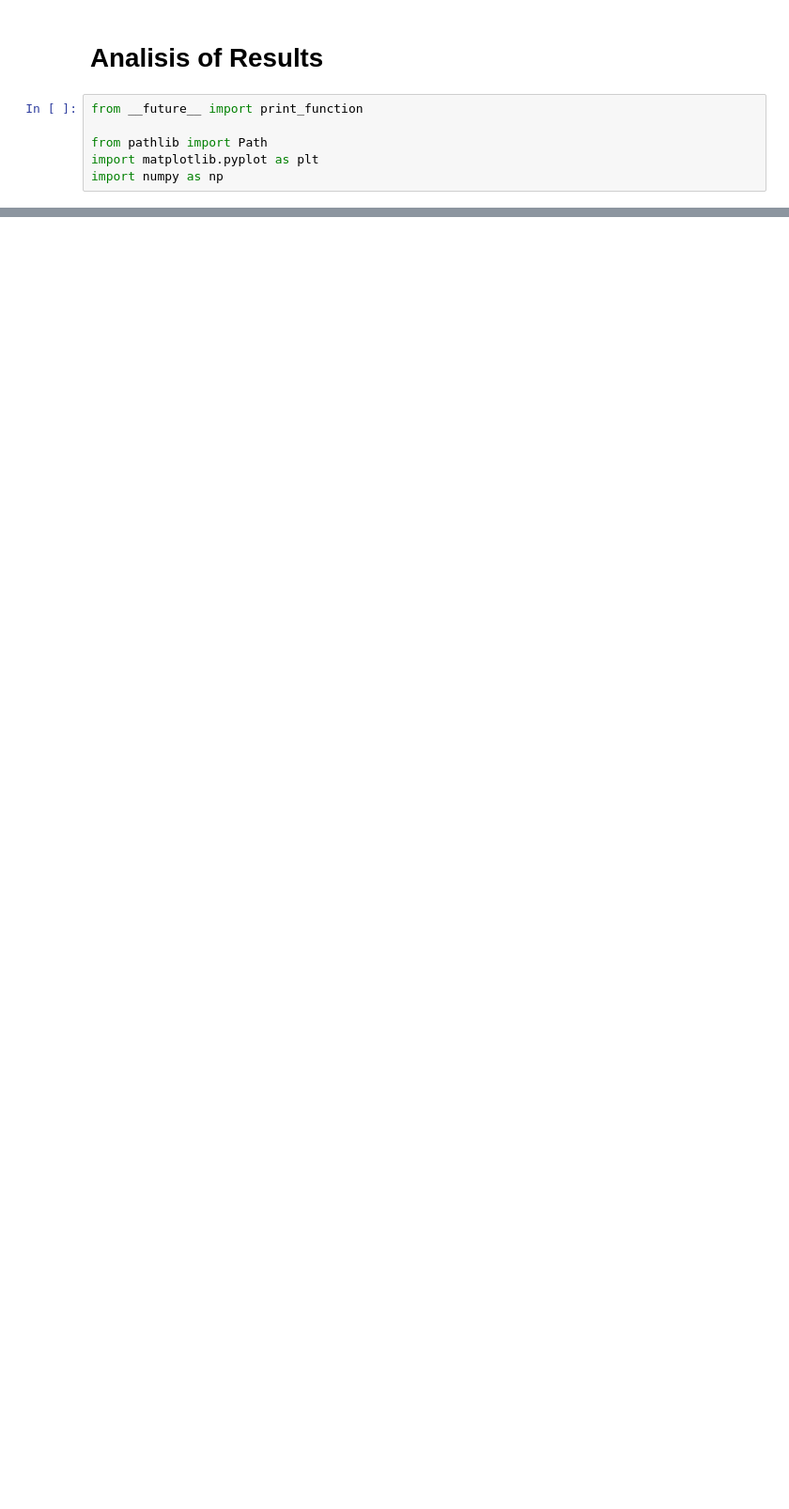
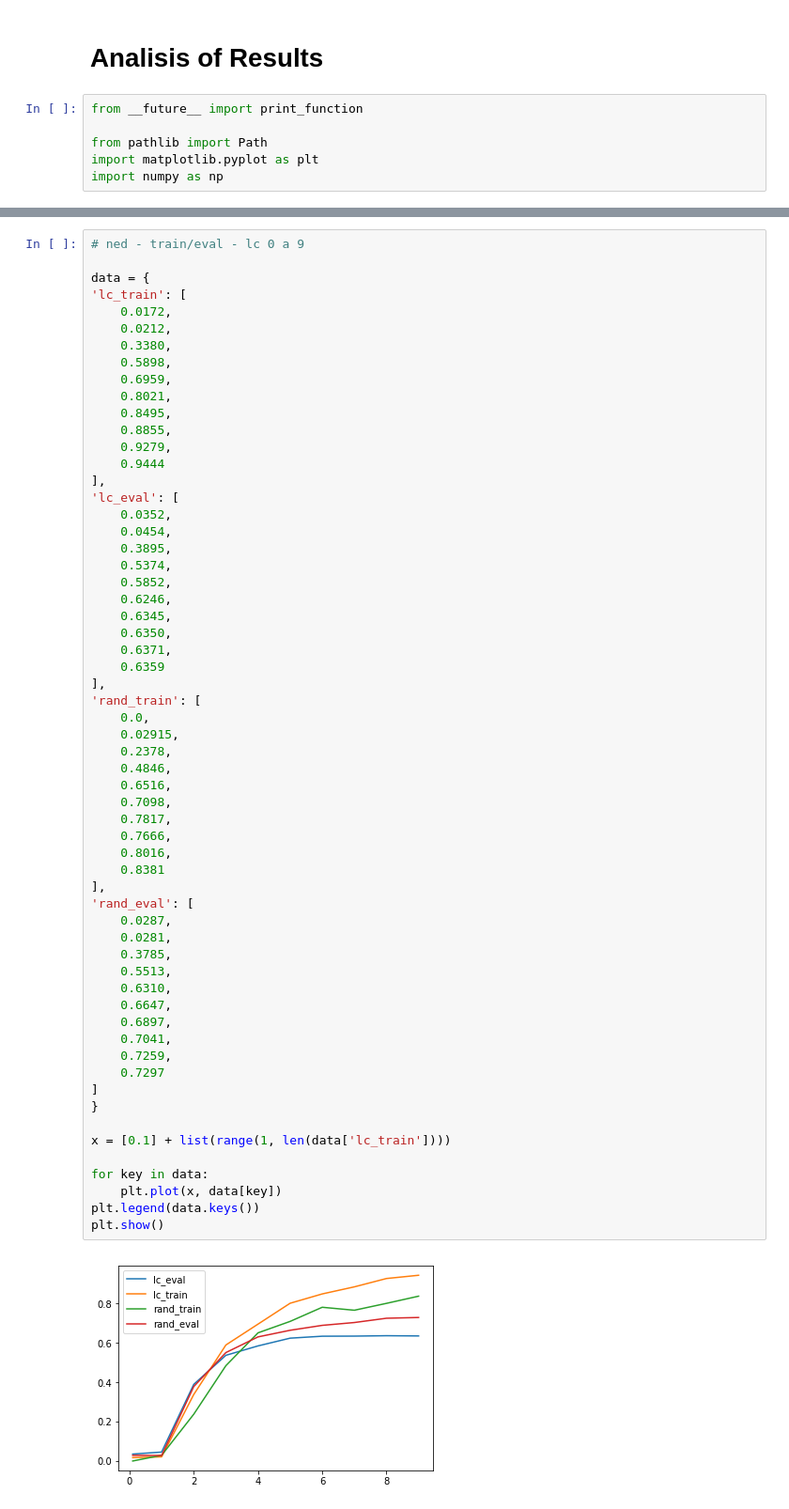
Before and after one commit to bastiancy/mlnd-capstone, a Jupyter notebook: data_analisys.ipynb, the cells around one changed output, grey strips where cells are left out. Shown at 94% size. Drawn from its saved outputs; the diff is of its cells as text; blank space fills up the shorter version.

```diff
--- a/data_analisys.ipynb
+++ b/data_analisys.ipynb
@@ -400,0 +417,62 @@ data =
+# %%
+# ned - train/eval - lc 0 a 9
+
+data = {
+'lc_train': [
+    0.0172,
+    0.0212,
+    0.3380,
+    0.5898,
+    0.6959,
+    0.8021,
+    0.8495,
+    0.8855,
+    0.9279,
+    0.9444
+],
+'lc_eval': [
+    0.0352,
+    0.0454,
+    0.3895,
+    0.5374,
+    0.5852,
+    0.6246,
+    0.6345,
+    0.6350,
+    0.6371,
+    0.6359
+],
+'rand_train': [
+    0.0,
+    0.02915,
+    0.2378,
+    0.4846,
+    0.6516,
+    0.7098,
+    0.7817,
+    0.7666,
+    0.8016,
+    0.8381
+],
+'rand_eval': [
+    0.0287,
+    0.0281,
+    0.3785,
+    0.5513,
+    0.6310,
+    0.6647,
+    0.6897,
+    0.7041,
+    0.7259,
+    0.7297
+]
+}
+
+x = [0.1] + list(range(1, len(data['lc_train'])))
+
+for key in data:
+    plt.plot(x, data[key])
+plt.legend(data.keys())
+plt.show()
+# %% [output]
+[figure, added]
```
Also changed, not shown: parts of 2 cells of this notebook, 4 other files.
